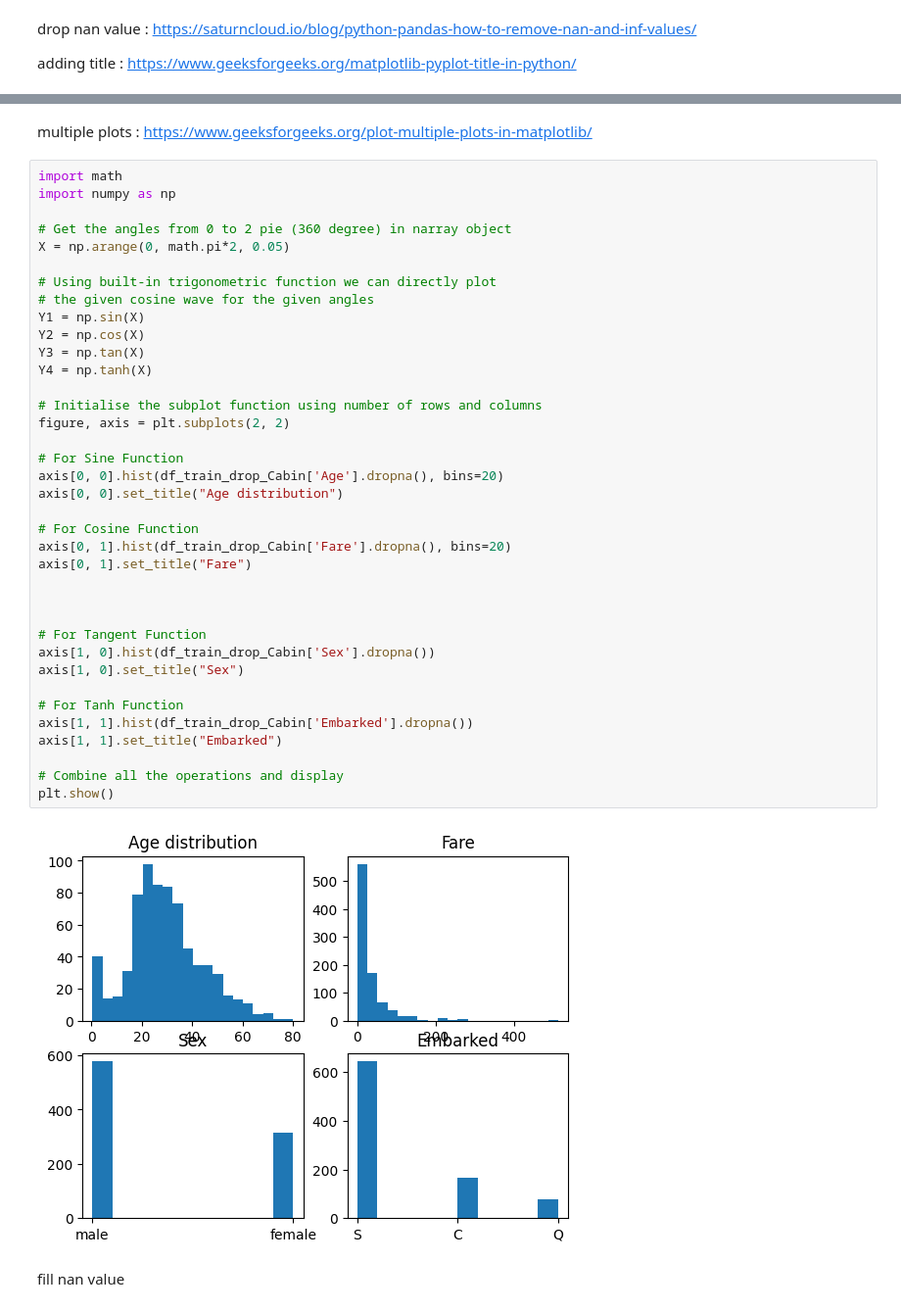
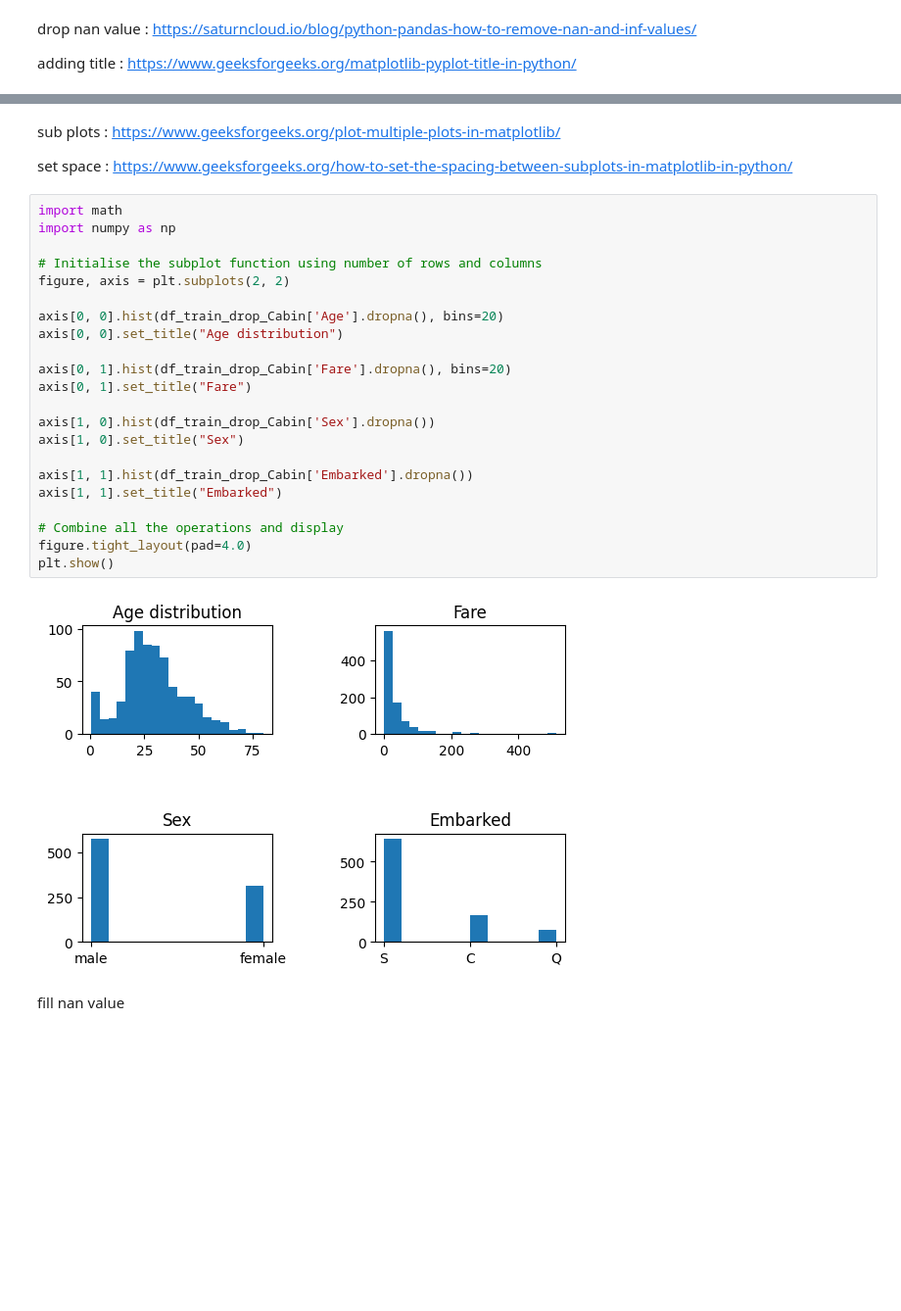
Before and after one commit to stmighty/Fundamental_AI_Tutorial, a Jupyter notebook: AI_Tutorial_Fundamental/basic_ML_and_Deeplearning/Traditional_Model/titanic.ipynb, the cells around one changed output, grey strips where cells are left out. Shown at 98% size. Saved outputs shown, nothing was run; the diff lists cells and outputs as text; blank space fills up the shorter version.

```diff
--- a/AI_Tutorial_Fundamental/basic_ML_and_Deeplearning/Traditional_Model/titanic.ipynb
+++ b/AI_Tutorial_Fundamental/basic_ML_and_Deeplearning/Traditional_Model/titanic.ipynb
@@ -212,44 +244,31 @@ plt.show()
 # %% [markdown]
-multiple plots : https://www.geeksforgeeks.org/plot-multiple-plots-in-matplotlib/
+sub plots : https://www.geeksforgeeks.org/plot-multiple-plots-in-matplotlib/
+
+set space : https://www.geeksforgeeks.org/how-to-set-the-spacing-between-subplots-in-matplotlib-in-python/
 # %%
 import math
 import numpy as np
 
-# Get the angles from 0 to 2 pie (360 degree) in narray object
-X = np.arange(0, math.pi*2, 0.05)
-
-# Using built-in trigonometric function we can directly plot
-# the given cosine wave for the given angles
-Y1 = np.sin(X)
-Y2 = np.cos(X)
-Y3 = np.tan(X)
-Y4 = np.tanh(X)
-
 # Initialise the subplot function using number of rows and columns
 figure, axis = plt.subplots(2, 2)
 
-# For Sine Function
 axis[0, 0].hist(df_train_drop_Cabin['Age'].dropna(), bins=20)
 axis[0, 0].set_title("Age distribution")
 
-# For Cosine Function
 axis[0, 1].hist(df_train_drop_Cabin['Fare'].dropna(), bins=20)
 axis[0, 1].set_title("Fare")
 
-
-
-# For Tangent Function
 axis[1, 0].hist(df_train_drop_Cabin['Sex'].dropna())
 axis[1, 0].set_title("Sex")
 
-# For Tanh Function
 axis[1, 1].hist(df_train_drop_Cabin['Embarked'].dropna())
 axis[1, 1].set_title("Embarked")
 
 # Combine all the operations and display
+figure.tight_layout(pad=4.0)
 plt.show()
 # %% [output]
-[figure, old version]
+[figure, new version]
 # %% [markdown]
 fill nan value
 # %%
```
Also changed, not shown: parts of 142 cells of this notebook.
